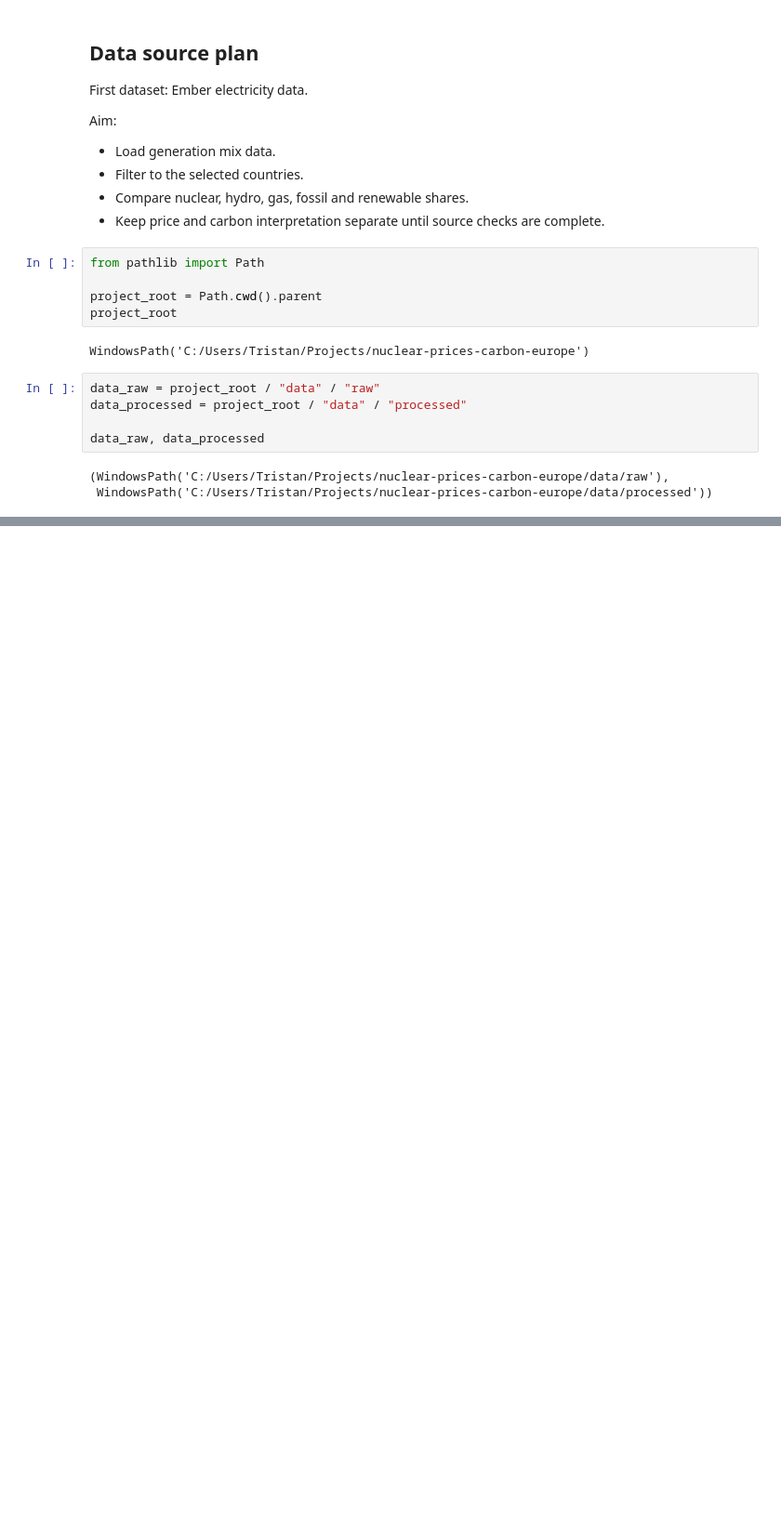
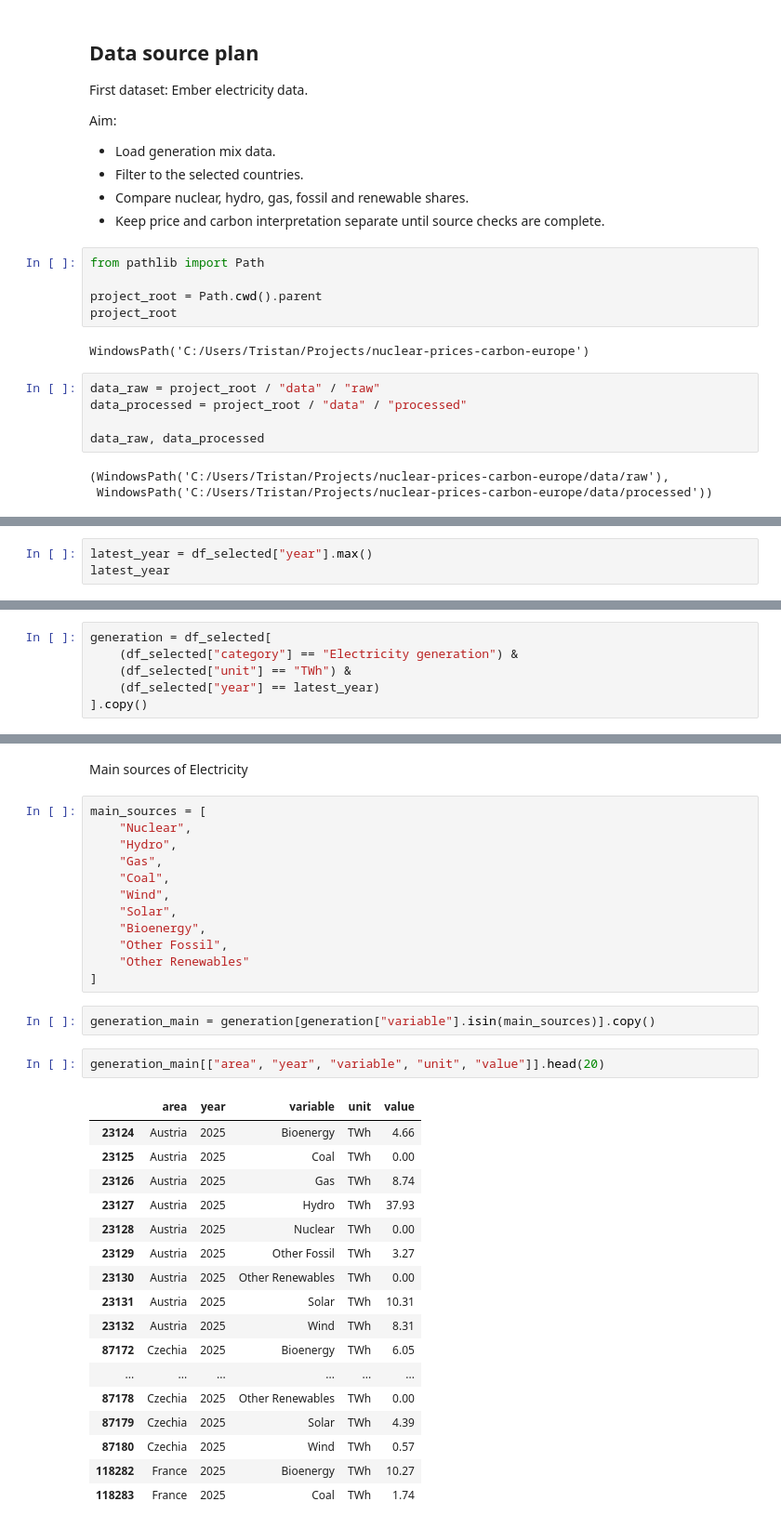
Before and after one commit to goodchoyce/nuclear-prices-carbon-europe, a Jupyter notebook: notebooks/01_dataset_review.ipynb, the cells around one changed output, grey strips where cells are left out. Shown at 93% size. Cells and saved outputs as stored; diff of their text form; blank space fills up the shorter version.

Commit message:
Create first Ember generation mix summary

```diff
--- a/notebooks/01_dataset_review.ipynb
+++ b/notebooks/01_dataset_review.ipynb
@@ -51,0 +172,3 @@ data_raw, data_processed
+# %%
+latest_year = df_selected["year"].max()
+latest_year
@@ -51,0 +179,6 @@ data_raw, data_processed
+# %%
+generation = df_selected[
+    (df_selected["category"] == "Electricity generation") &
+    (df_selected["unit"] == "TWh") &
+    (df_selected["year"] == latest_year)
+].copy()
@@ -51,0 +194,36 @@ data_raw, data_processed
+# %% [markdown]
+Main sources of Electricity
+# %%
+main_sources = [
+    "Nuclear",
+    "Hydro",
+    "Gas",
+    "Coal",
+    "Wind",
+    "Solar",
+    "Bioenergy",
+    "Other Fossil",
+    "Other Renewables"
+]
+# %%
+generation_main = generation[generation["variable"].isin(main_sources)].copy()
+# %%
+generation_main[["area", "year", "variable", "unit", "value"]].head(20)
+# %% [output]
+|  | area | year | variable | unit | value |
+| 23124 | Austria | 2025 | Bioenergy | TWh | 4.66 |
+| 23125 | Austria | 2025 | Coal | TWh | 0.00 |
+| 23126 | Austria | 2025 | Gas | TWh | 8.74 |
+| 23127 | Austria | 2025 | Hydro | TWh | 37.93 |
+| 23128 | Austria | 2025 | Nuclear | TWh | 0.00 |
+| 23129 | Austria | 2025 | Other Fossil | TWh | 3.27 |
+| 23130 | Austria | 2025 | Other Renewables | TWh | 0.00 |
+| 23131 | Austria | 2025 | Solar | TWh | 10.31 |
+| 23132 | Austria | 2025 | Wind | TWh | 8.31 |
+| 87172 | Czechia | 2025 | Bioenergy | TWh | 6.05 |
+| ... | ... | ... | ... | ... | ... |
+| 87178 | Czechia | 2025 | Other Renewables | TWh | 0.00 |
+| 87179 | Czechia | 2025 | Solar | TWh | 4.39 |
+| 87180 | Czechia | 2025 | Wind | TWh | 0.57 |
+| 118282 | France | 2025 | Bioenergy | TWh | 10.27 |
+| 118283 | France | 2025 | Coal | TWh | 1.74 |
```
Also changed, not shown: parts of 22 cells of this notebook.
